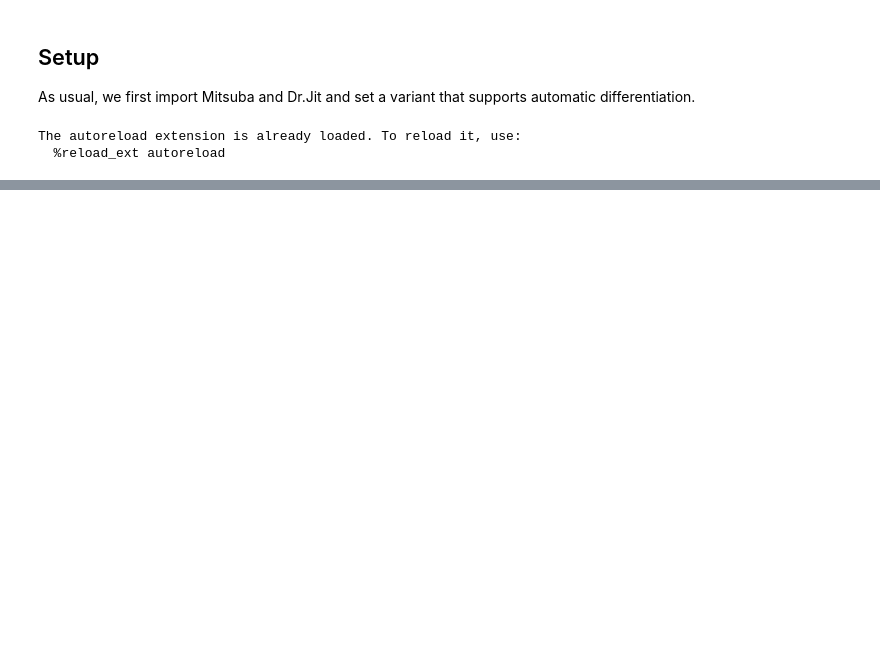
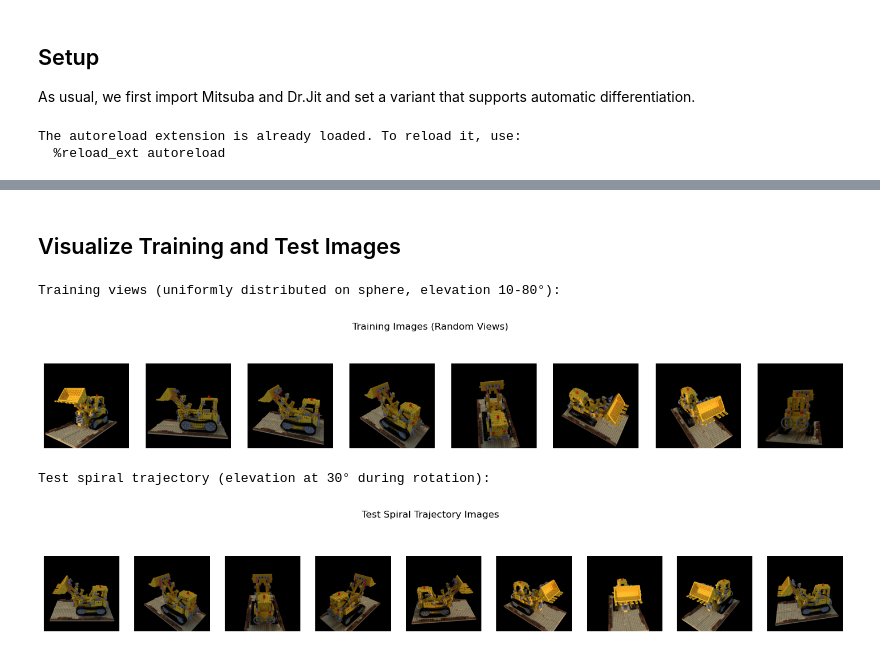
Before and after one commit to JackZhouSz/tlir, a Jupyter notebook: mitsuba_test.ipynb, the cells around one changed output, grey strips where cells are left out. Cells and saved outputs as stored; diff of their text form; code cells hidden in the pictures; blank space fills up the shorter version.

```diff
--- a/mitsuba_test.ipynb
+++ b/mitsuba_test.ipynb
@@ -23,27 +30,34 @@ The autoreload extension is already loaded. To reload it, use:
 # %%
-# Example 1: Using the modular structure for a quick experiment
-print("=== Example 1: Quick Experiment with Modular Structure ===")
+# Example 1: Using the modular structure with cached cameras and images
+print("=== Example 1: Quick Experiment with Cached Cameras ===\n")
 
 # Create a configuration for a quick test
-config = cf.create_config("tlir_notebook_test",
-                           num_stages=4,
-                           num_iterations_per_stage=15,
-                           grid_init_res=16)
-config.num_stages = 4
-config.num_iterations_per_stage = 15
-config.render_res = 256
-config.sensor_count = 8
-config.spp = 1
-config.loss_type = 'l2'
+config = cf.create_config(
+    "tlir_notebook_test",
+    scene_name="lego",  # Options: 'lego', 'fog'
+    num_stages=4,
+    num_iterations_per_stage=1000,
+    grid_init_res=16,
+    render_res=256,
+    spp=1,
+    loss_type='l2',
+    render_config=cf.RenderConfig(
+        camera_center=[0.5, 0.5, 0.5],
+        test_min_elevation=30.0,
+        test_max_elevation=30.0,
+        test_num_loops=1,
+    )
+)
 
 # Validate the configuration
 issues = cf.validate_config(config)
 if issues:
     print("Configuration issues:", issues)
 else:
-    print("Configuration is valid!")
+    print("✓ Configuration is valid!")
 
-print(f"Experiment: {config.experiment_name}")
+print(f"\nExperiment: {config.experiment_name}")
+print(f"Scene: {config.scene_name}")
 print(f"Output directory: {config.output_dir}")
 print(f"Stages: {config.num_stages}, Iterations per stage: {config.num_iterations_per_stage}")
 print(f"Grid resolution: {config.grid_init_res}")
@@ -89,0 +129,15 @@ Rendered 8 reference images
+# %% [markdown]
+## Visualize Training and Test Images
+# %%
+# Visualize some training images
+print("Training views (uniformly distributed on sphere, elevation 10-80°):")
+visualization.plot_list(data['train_images'][:8], 'Training Images (Random Views)')
+
+# Visualize some test trajectory images
+print("\nTest spiral trajectory (elevation at 30° during rotation):")
+visualization.plot_list(data['test_images'][::12], 'Test Spiral Trajectory Images')
+# %% [output]
+Training views (uniformly distributed on sphere, elevation 10-80°):
+[figure, added]
+Test spiral trajectory (elevation at 30° during rotation):
+[figure, added]
```
Also changed, not shown: parts of 18 cells of this notebook, 28 other files.
